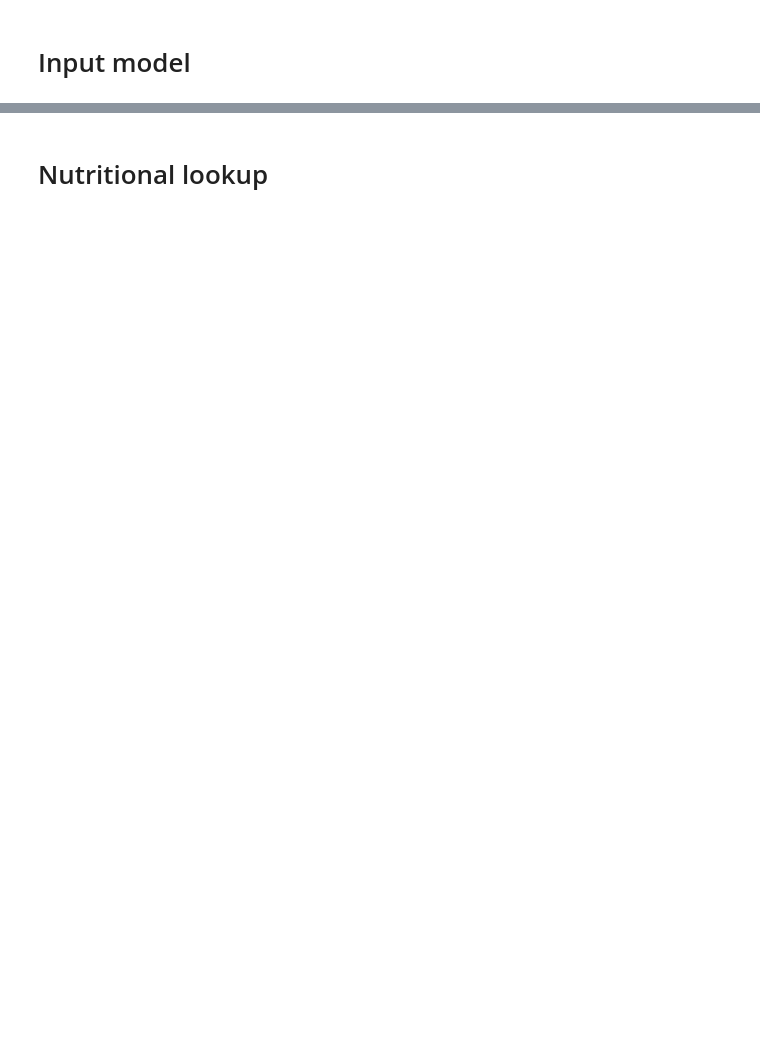
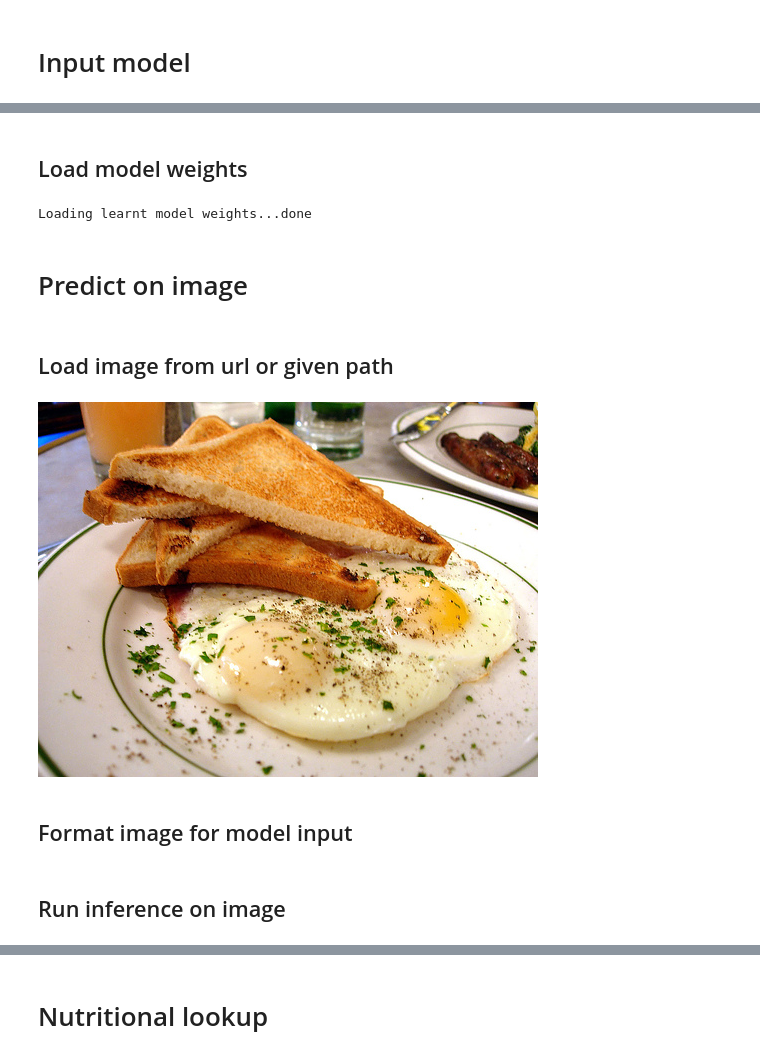
Before and after one commit to BenRoche18/Img2Calories, a Jupyter notebook: notebooks/condensed_food_detection/inference.ipynb, the cells around one changed output, grey strips where cells are left out. Saved outputs shown, nothing was run; the diff lists cells and outputs as text; code cells hidden in the pictures; blank space fills up the shorter version.

```diff
--- a/notebooks/condensed_food_detection/inference.ipynb
+++ b/notebooks/condensed_food_detection/inference.ipynb
@@ -81,9 +61,0 @@ class_names
-# %%
-def loadImage(url):
-    filename = url.split('/')[-1]
-    img = utils.get_file(filename, url)
-    img = Image.open(img)
-    return img
-
-img = loadImage("https://ichef.bbci.co.uk/food/ic/food_16x9_832/recipes/fivespicespareribs_70976_16x9.jpg")
-img
@@ -158,0 +114,35 @@ drawResults(img, results[0])
+# %% [markdown]
+## Load model weights
+# %%
+MODEL_PATH = os.path.join(ROOT_DIR, "models", "condensed_food_detection", MODEL_NAME, "fine_tuning.pt")
+
+print("Loading learnt model weights...", end="")
+model.load_state_dict(torch.load(MODEL_PATH))
+print("done")
+# %% [output]
+Loading learnt model weights...done
+# %% [markdown]
+# Predict on image
+# %% [markdown]
+## Load image from url or given path
+# %%
+url = "https://media1.popsugar-assets.com/files/thumbor/xhwRJCRKQMcdn_ydpzBn1qPpZMo/fit-in/2048xorig/filters:format_auto-!!-:strip_icc-!!-/2014/07/16/939/n/1922729/fbeb92b7a978cd3a_paleo-bowl-main.jpg"
+path = os.path.join(ROOT_DIR, "evaluation", "images", "example.jpg")
+
+def loadURLImage(url):
+    filename = url.split('/')[-1]
+    img = utils.get_file(filename, url)
+    img = Image.open(img)
+    return img
+
+def loadPathImage(path):
+    img = Image.open(path)
+    return img
+
+img = loadPathImage(path)
+#img = loadURLImage(url)
+img
+# %% [output]
+[figure, added]
+# %% [markdown]
+## Format image for model input
@@ -158,0 +176,2 @@ drawResults(img, results[0])
+# %% [markdown]
+## Run inference on image
```
Also changed, not shown: parts of 47 cells of this notebook, 33 other files.
